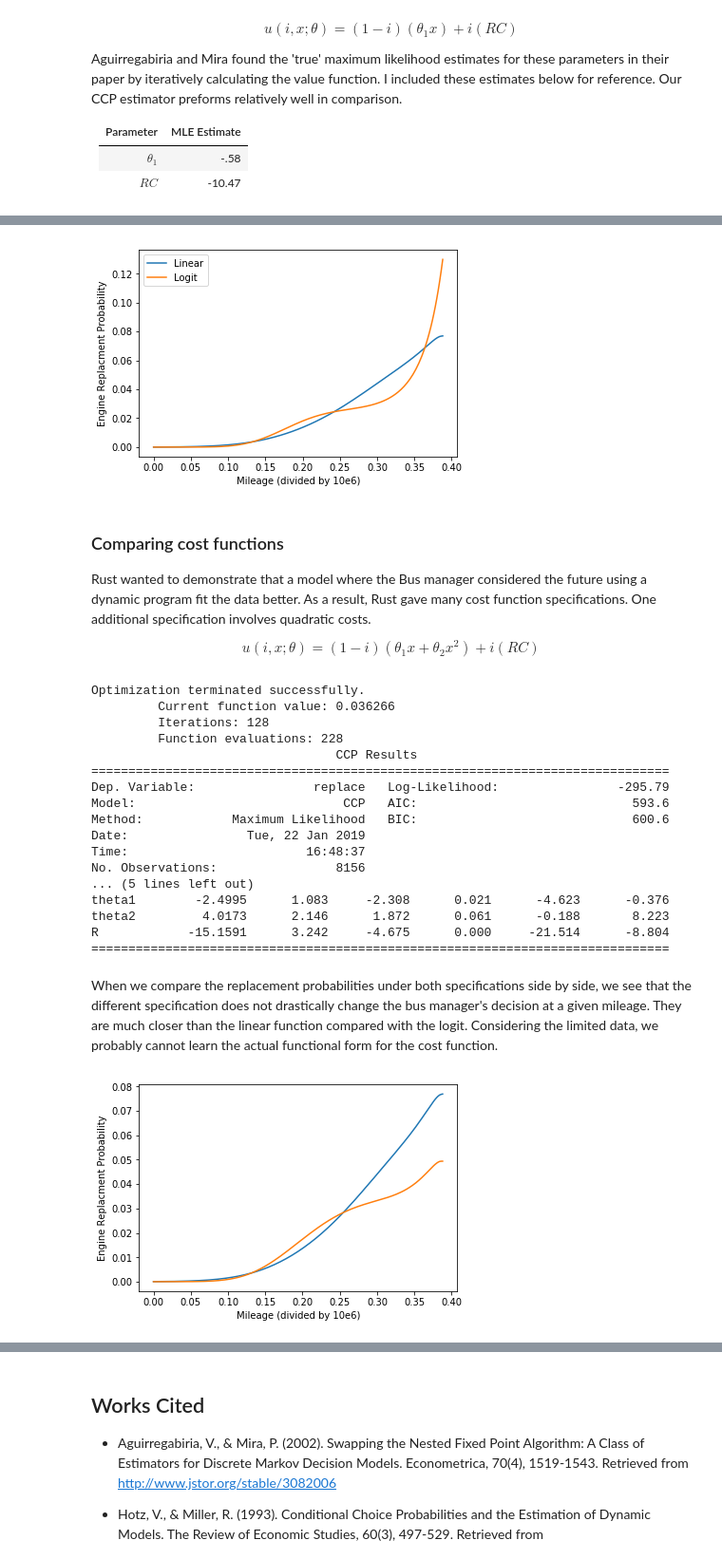
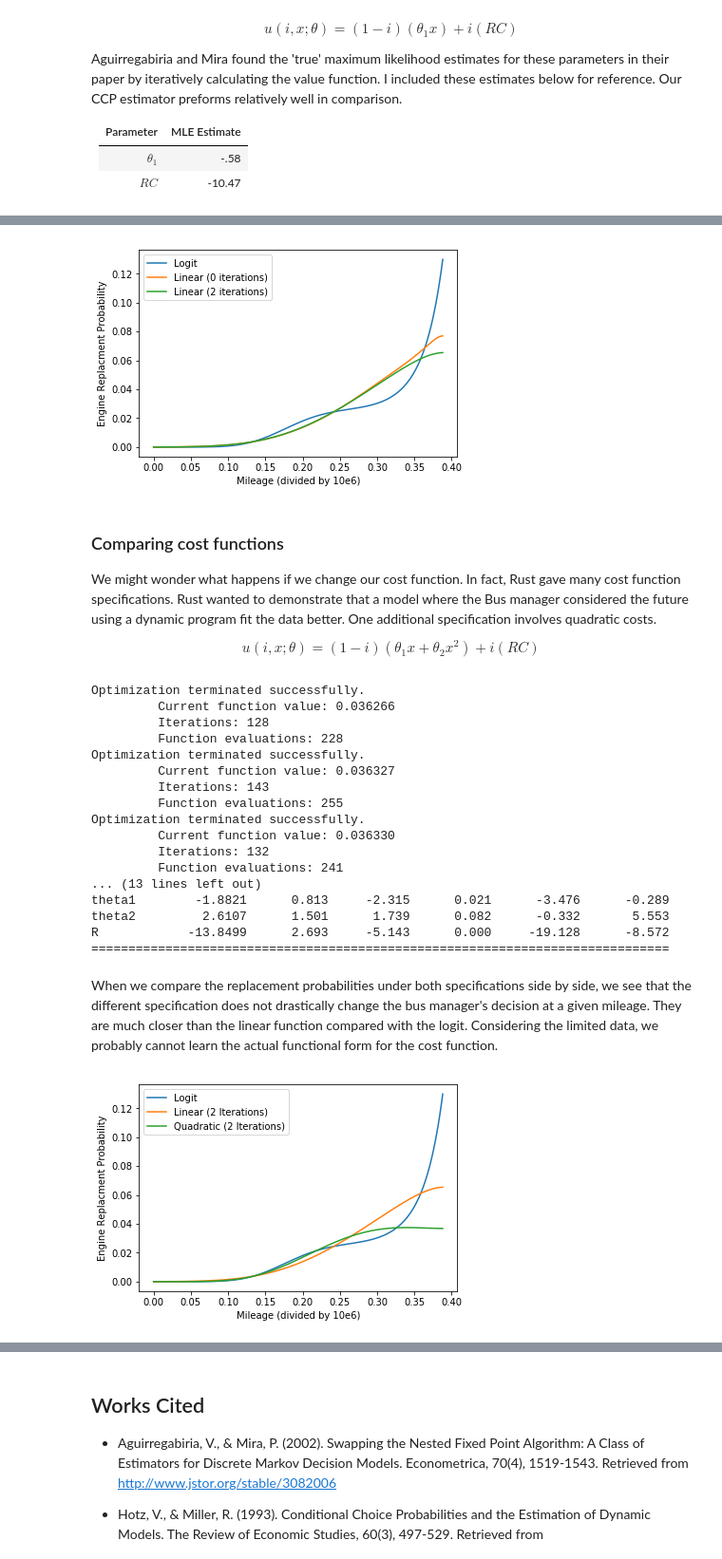
Before and after one commit to ericschulman/struct, a Jupyter notebook: hw4_io/Rust.ipynb, the cells around one changed output, grey strips where cells are left out. Shown at 95% size. Cells and saved outputs as stored; diff of their text form; code cells hidden in the pictures.

```diff
--- a/hw4_io/Rust.ipynb
+++ b/hw4_io/Rust.ipynb
@@ -403,59 +436,64 @@ For the sake of comparrison, we graph the choice probabilities predicted by the
 # %%
-#set up plot of both value functions
-fig = plt.figure()
+#save first iteration params for later
+p_linear0 = hm_prob(linear_params0, linear_model.cost, linear_pr0, linear_model.trans)
 p_linear = hm_prob(linear_model.results.params, linear_model.cost, linear_model.pr_obs, linear_model.trans)
 
-#make a plot of both replacement prs
+#make a plot of both value functions
 plt.ylabel('Engine Replacment Probability')
 plt.xlabel('Mileage (divided by 10e6)')
-plt.plot(STATES,p_linear,label='Linear')
 plt.plot(STATES, PR_OBS, label='Logit')
+plt.plot(STATES,p_linear0,label='Linear (0 iterations)')
+plt.plot(STATES, p_linear, label='Linear (2 iterations)')
+
 
 plt.legend()
 plt.show()
 # %% [output]
-[figure, old version]
+[figure, new version]
 # %% [markdown]
 ### Comparing cost functions
 
-Rust wanted to demonstrate that a model where the Bus manager considered the future using a dynamic program fit the data better. As a result, Rust gave many cost function specifications. One additional specification involves quadratic costs.
+We might wonder what happens if we change our cost function. In fact, Rust gave many cost function specifications. Rust wanted to demonstrate that a model where the Bus manager considered the future using a dynamic program fit the data better. One additional specification involves quadratic costs.
 
 $$u(i,x;\theta) = (1-i)(\theta_1 x + \theta_2 x^2) + i(RC) $$
 # %%
 quad_cost = lambda params, x, i: (1-i)*(params[0]*x + params[1]*x**2) + i*params[2]
 quad_model = CCP(data['replace'], data['miles'], data['miles_next'], ['theta1','theta2', 'R'], quad_cost)
+quad_model.iterate(2)
 print(quad_model.results.summary())
 # %% [output]
 Optimization terminated successfully.
          Current function value: 0.036266
          Iterations: 128
          Function evaluations: 228
-                                 CCP Results
+Optimization terminated successfully.
+         Current function value: 0.036327
+         Iterations: 143
+         Function evaluations: 255
+Optimization terminated successfully.
+         Current function value: 0.036330
+         Iterations: 132
+         Function evaluations: 241
+... (13 lines left out)
+theta1        -1.8821      0.813     -2.315      0.021      -3.476      -0.289
+theta2         2.6107      1.501      1.739      0.082      -0.332       5.553
+R            -13.8499      2.693     -5.143      0.000     -19.128      -8.572
 ==============================================================================
-Dep. Variable:                replace   Log-Likelihood:                -295.79
-Model:                            CCP   AIC:                             593.6
-Method:            Maximum Likelihood   BIC:                             600.6
-Date:                Tue, 22 Jan 2019
-Time:                        16:48:37
-No. Observations:                8156
-... (5 lines left out)
-theta1        -2.4995      1.083     -2.308      0.021      -4.623      -0.376
-theta2         4.0173      2.146      1.872      0.061      -0.188       8.223
-R            -15.1591      3.242     -4.675      0.000     -21.514      -8.804
-==============================================================================
 # %% [markdown]
 When we compare the replacement probabilities under both specifications side by side, we see that the different specification does not drastically change the bus manager's decision at a given mileage. They are much closer than the linear function compared with the logit. Considering the limited data, we probably cannot learn the actual functional form for the cost function.
 # %%
 #set up plot of both value functions
 fig = plt.figure()
 p_quad = hm_prob(quad_model.results.params, quad_model.cost, quad_model.pr_obs, quad_model.trans)
 
 #make a plot of both value functions
 plt.ylabel('Engine Replacment Probability')
 plt.xlabel('Mileage (divided by 10e6)')
-plt.plot(STATES,p_linear,label='Linear')
-plt.plot(STATES, p_quad, label='Quadratic')
+plt.plot(STATES, PR_OBS, label='Logit')
+plt.plot(STATES,p_linear,label='Linear (2 Iterations)')
+plt.plot(STATES, p_quad, label='Quadratic (2 Iterations)')
 
+plt.legend()
 plt.show()
 # %% [output]
-[figure, old version]
+[figure, new version]
```
Also changed, not shown: parts of 9 cells of this notebook.
